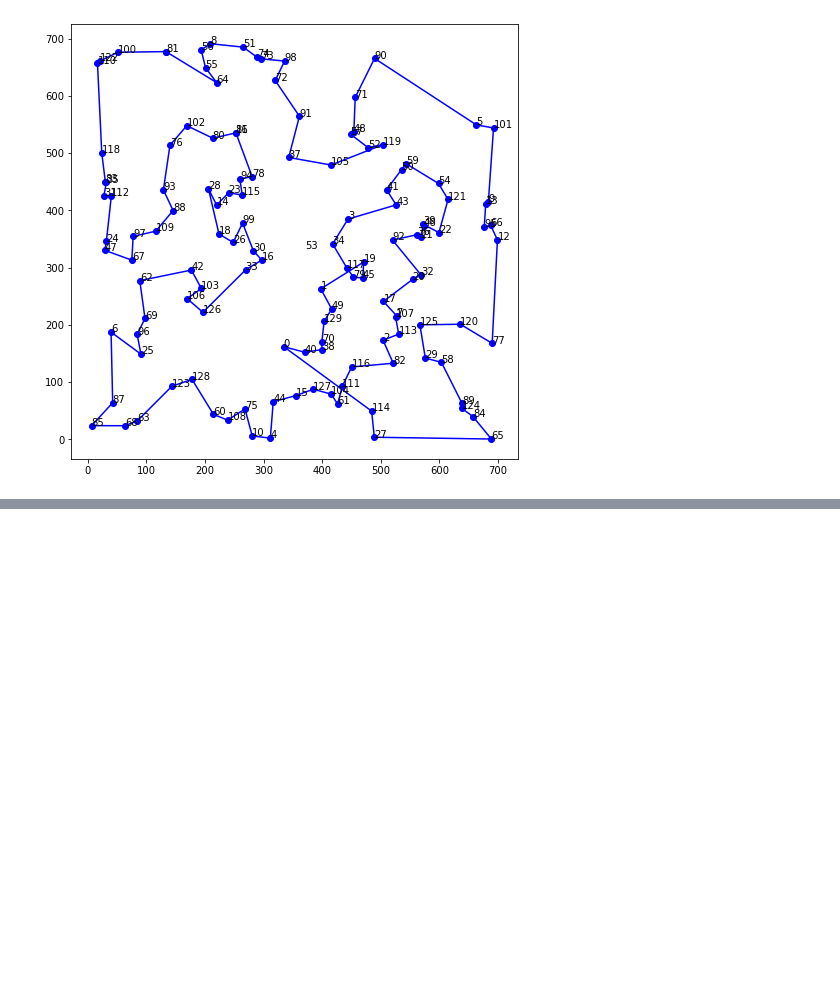
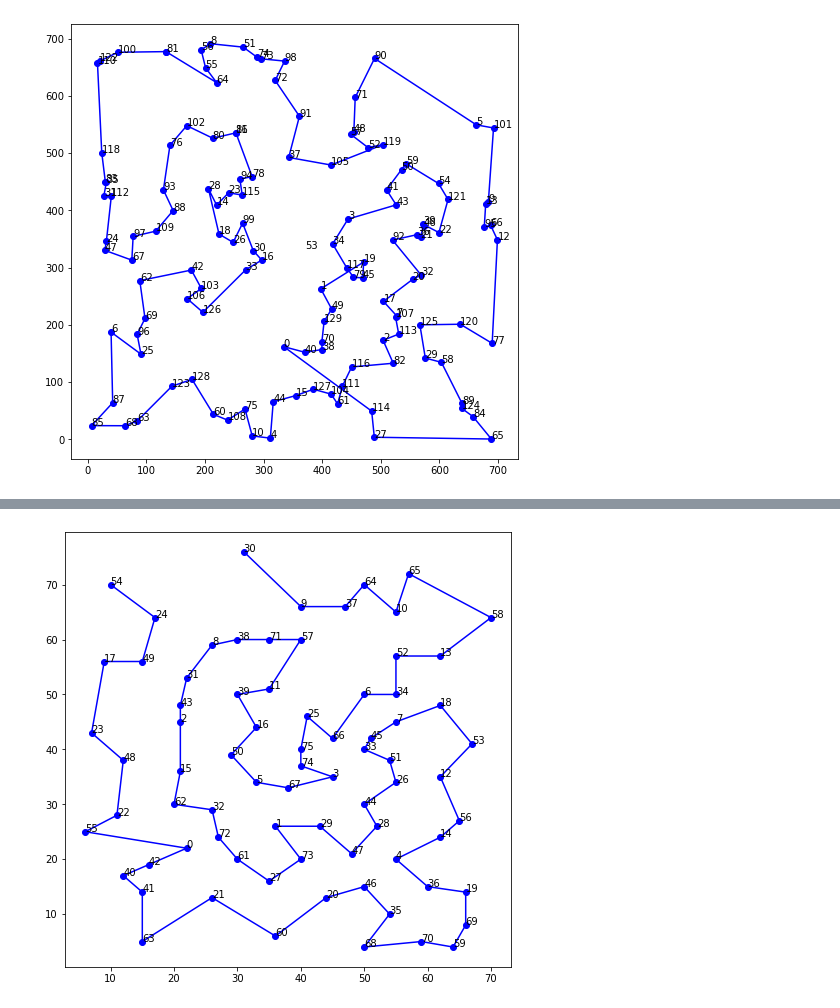
Before and after one commit to MicheleCattaneo/ant_colony_opt_TSP, a Jupyter notebook: Plot solution.ipynb, the cells around one changed output, grey strips where cells are left out. Drawn from its saved outputs; the diff is of its cells as text; code cells hidden in the pictures; blank space fills up the shorter version.

```diff
--- a/Plot solution.ipynb
+++ b/Plot solution.ipynb
@@ -86,0 +93,6 @@ plotSolution(x, points)
+# %%
+x = [30,9,37,64,10,65,58,13,52,34,6,66,25,75,74,3,67,5,50,16,39,11,57,71,38,8,31,43,2,15,62,32,72,61,27,73,1,29,47,28,44,26,51,33,45,7,18,53,12,56,14,4,36,19,69,59,70,68,35,46,20,60,21,63,41,40,42,0,55,22,48,23,17,49,24,54]
+# %%
+plotSolution(x, points)
+# %% [output]
+[figure, added]
```
Also changed, not shown: parts of 11 cells of this notebook, 14 other files.
